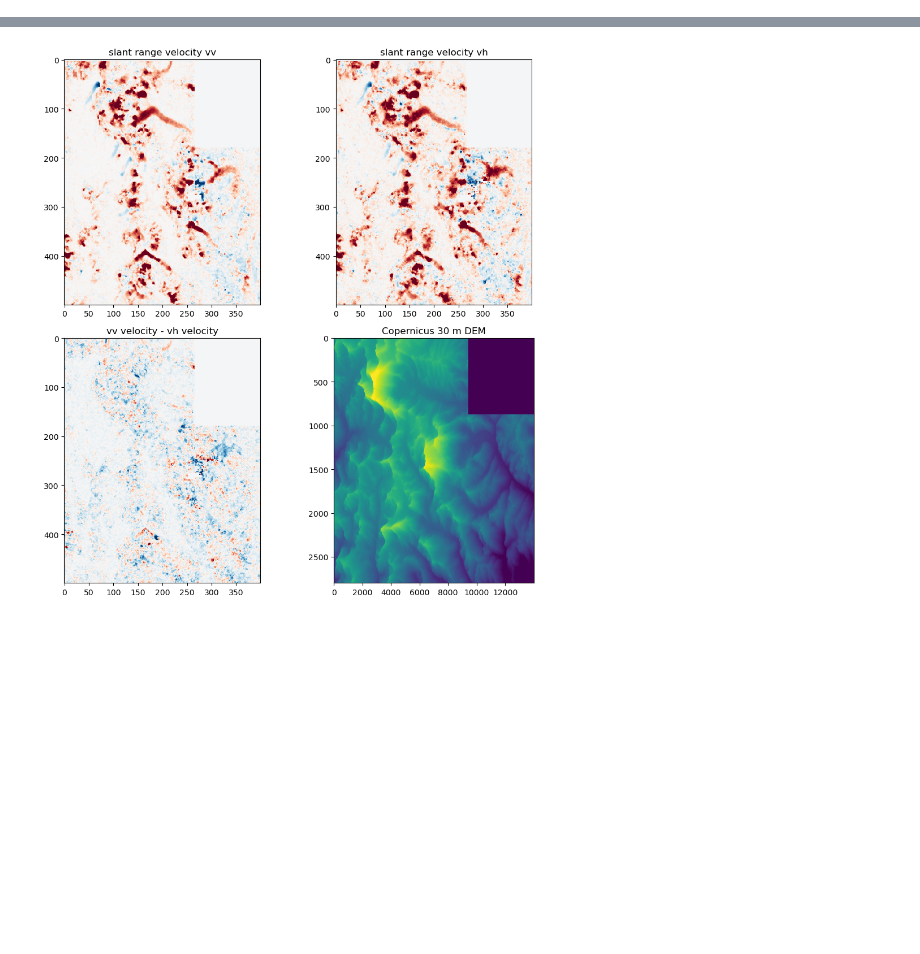
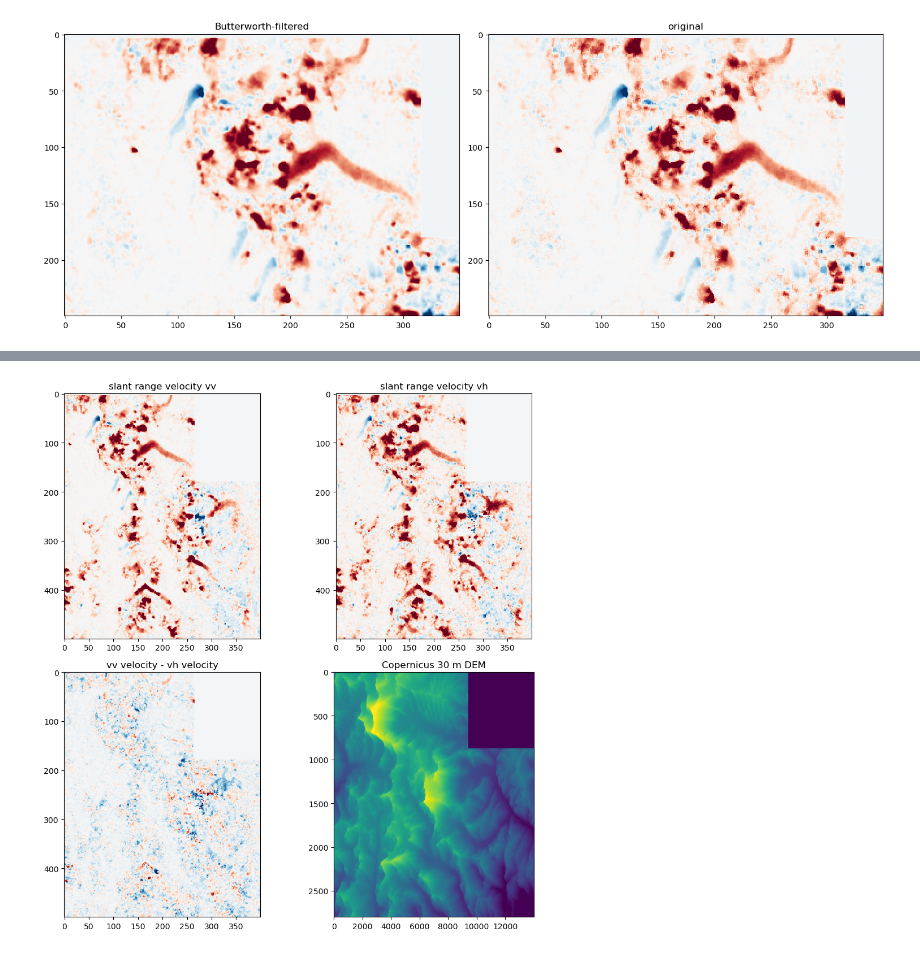
Before and after one commit to gbrencher/ffits, a Jupyter notebook: nbs/imja/agu_push/explore_offset_veloc.ipynb, the cells around one changed output, grey strips where cells are left out. Drawn from its saved outputs; the diff is of its cells as text; code cells hidden in the pictures; blank space fills up the shorter version.

```diff
--- a/nbs/imja/agu_push/explore_offset_veloc.ipynb
+++ b/nbs/imja/agu_push/explore_offset_veloc.ipynb
@@ -16,0 +31,10 @@ dem = dem_ds.GetRasterBand(1).ReadAsArray()
+# %%
+f, ax = plt.subplots(1, 2, figsize=(15, 6))
+ax[0].imshow((veloc_filtered[0:250, 350:700]-0.6)*(12/365), cmap='RdBu_r', vmin=-0.70, vmax=0.70, interpolation='none')
+ax[0].set_title('Butterworth-filtered')
+ax[1].imshow((veloc[0:250, 350:700]-0.6)*(12/365), cmap='RdBu_r', vmin=-0.70, vmax=0.70, interpolation='none')
+ax[1].set_title('original')
+f.tight_layout()
+f.savefig('velocity_filtering.png', dpi=400)
+# %% [output]
+[figure, added]
```
Also changed, not shown: parts of 12 cells of this notebook.
